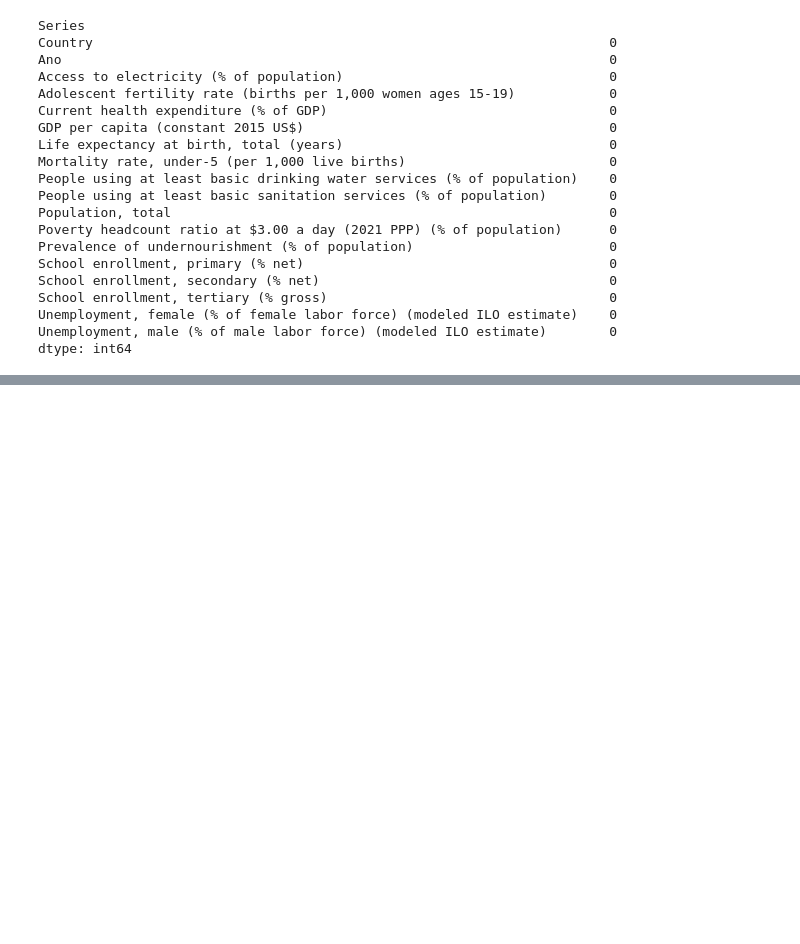
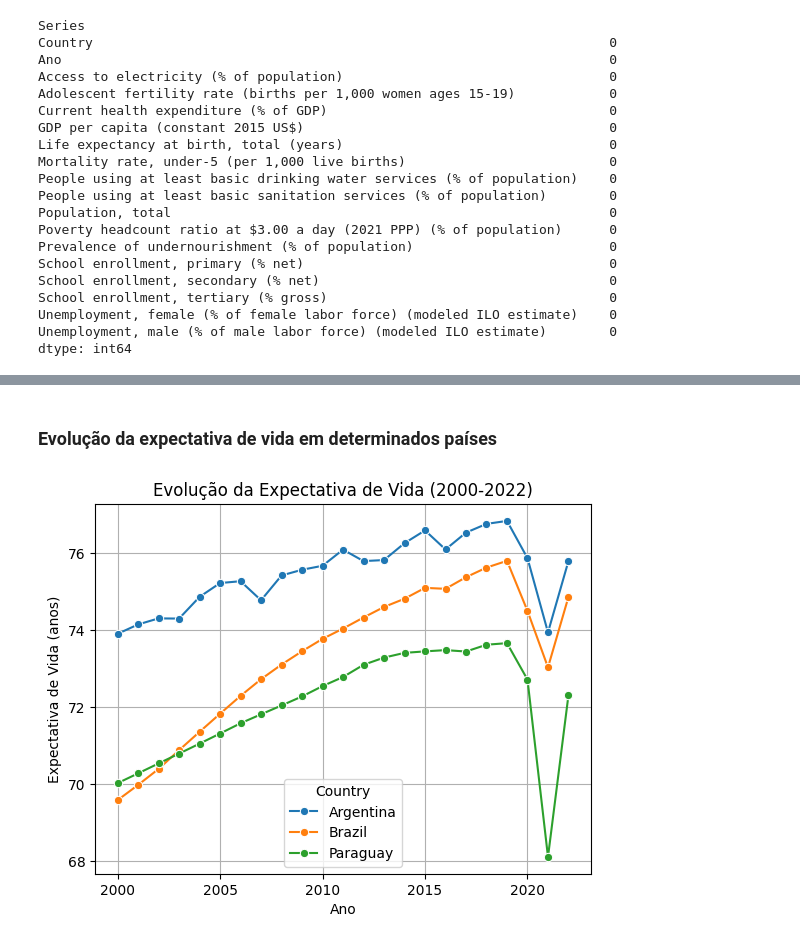
Before and after one commit to Masriaa/Ciencia-dos-Dados, a Jupyter notebook: notebooks/banco-mundial.ipynb, the cells around one changed output, grey strips where cells are left out. Cells and saved outputs as stored; diff of their text form; code cells hidden in the pictures; blank space fills up the shorter version.

Commit message:
Adição de algumas features e analises exploratoria de dados

```diff
--- a/notebooks/banco-mundial.ipynb
+++ b/notebooks/banco-mundial.ipynb
@@ -292,0 +297,3 @@ dtype: int64
+# %%
+df_data['Decada'] = (df_data['Ano'] // 10) * 10
+df_data['Decada']
@@ -292,0 +315,6 @@ dtype: int64
+# %%
+# ordena os dados para garantir que o cálculo seja feito na ordem correta dos anos
+df_data.sort_values(by=['Country', 'Ano'])
+
+# .pct_change() calcula a mudança percentual em relação à linha anterior
+df_data['Crescimento_PIB_pc'] = df_data.groupby('Country')['GDP per capita (constant 2015 US$)'].pct_change() * 100
@@ -292,0 +330,14 @@ dtype: int64
+# %% [markdown]
+### Evolução da expectativa de vida em determinados países
+# %%
+plt.title('Evolução da Expectativa de Vida (2000-2022)')
+
+# filtra os dados para os países de interesse
+df_br_ar = df_data[df_data['Country'].isin(['Brazil', 'Argentina', 'Paraguay'])]
+
+sns.lineplot(x='Ano', y='Life expectancy at birth, total (years)', hue='Country', data=df_br_ar, marker='o')
+plt.ylabel('Expectativa de Vida (anos)')
+plt.grid(True)
+plt.show()
+# %% [output]
+[figure, added]
```
Also changed, not shown: parts of 7 cells of this notebook.
